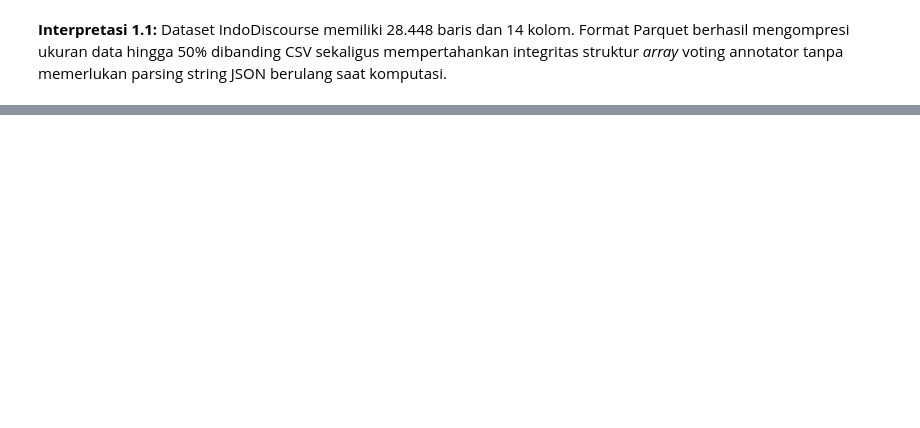
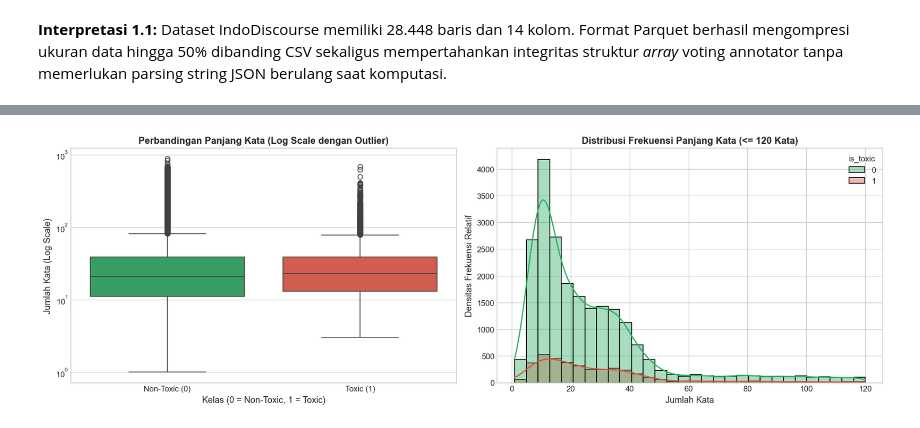
Before and after one commit to alkayyiss-ds/Project-Intelligence-System, a Jupyter notebook: notebooks/01_exploratory/01_EDA.ipynb, the cells around one changed output, grey strips where cells are left out. Saved outputs shown, nothing was run; the diff lists cells and outputs as text; code cells hidden in the pictures; blank space fills up the shorter version.

```diff
--- a/notebooks/01_exploratory/01_EDA.ipynb
+++ b/notebooks/01_exploratory/01_EDA.ipynb
@@ -631,0 +531,79 @@ Berdasarkan rangkaian Exploratory Data Analysis (EDA) yang telah dilakukan secar
+# %%
+# 5.1 Statistik Deskriptif & Stylistic Features
+valid_df["caps_ratio"] = valid_df["text"].apply(lambda x: sum(1 for c in str(x) if c.isupper()) / max(1, len(str(x))))
+valid_df["exclam_count"] = valid_df["text"].apply(lambda x: str(x).count("!"))
+valid_df["question_count"] = valid_df["text"].apply(lambda x: str(x).count("?"))
+
+print("--- Statistik Karakteristik Linguistik per Kelas ---")
+ling_stats = valid_df.groupby("is_toxic")[["word_count_raw", "char_count_raw", "caps_ratio", "exclam_count"]].mean().rename(index={0: "Non-Toxic (0)", 1: "Toxic (1)"})
+display(ling_stats.round(3))
+
+# 5.2 Visualisasi Distribusi Panjang Teks (Boxplot Outlier & KDE)
+fig, axes = plt.subplots(1, 2, figsize=(15, 5))
+
+# Boxplot dengan fliers (menampilkan outlier ekstrem)
+sns.boxplot(
+    data=valid_df, x="is_toxic", y="word_count_raw",
+    palette=["#27ae60", "#e74c3c"], ax=axes[0], showfliers=True
+)
+axes[0].set_yscale("log")
+axes[0].set_title("Perbandingan Panjang Kata (Log Scale dengan Outlier)", fontweight="bold")
+axes[0].set_xlabel("Kelas (0 = Non-Toxic, 1 = Toxic)")
+axes[0].set_ylabel("Jumlah Kata (Log Scale)")
+axes[0].set_xticklabels(["Non-Toxic (0)", "Toxic (1)"])
+
+# Histogram & KDE
+sns.histplot(
+    data=valid_df[valid_df["word_count_raw"] <= 120],
+    x="word_count_raw", hue="is_toxic",
+    kde=True, common_norm=False, bins=30,
+    palette=["#27ae60", "#e74c3c"], ax=axes[1], alpha=0.4
+)
+axes[1].set_title("Distribusi Frekuensi Panjang Kata (<= 120 Kata)", fontweight="bold")
+axes[1].set_xlabel("Jumlah Kata")
+axes[1].set_ylabel("Densitas Frekuensi Relatif")
+
+plt.tight_layout()
+plt.show()
+
+# 5.3 Analisis Kata Pembeda Kuat & N-Gram (Bigram/Trigram)
+indo_stopwords = set(stopwords.words("indonesian"))
+informal_stops = {
+    "yg", "dg", "dgn", "ny", "d", "klo", "kalo", "kl", "utk", "tp", "bgt",
+    "ya", "aja", "nih", "deh", "sih", "dong", "kan", "tuh", "nya", "amp",
+    "rt", "si", "gue", "gw", "lu", "lo", "elu", "elo", "ku", "mu", "ini", "itu",
+    "ada", "bisa", "udah", "sudah", "jadi",
+    "sama", "juga", "dari", "pada", "ke", "di", "dan", "atau", "para", "kamu", "orang"
+}
+# KATA NEGASI WAJIB DIPERTAHANKAN (NEGATION PRESERVATION)
+# Menghapus kata negasi akan membalikkan makna kalimat 180 derajat (misal: "tidak rasis" -> "rasis", "tidak terorisme" -> "terorisme")
+negation_words = {
+    "tidak", "tak", "bukan", "jangan", "tanpa", "belum", "tiada",
+    "ga", "gak", "nggak", "gk", "tdk", "bkn", "kagak", "kaga"
+}
+custom_stopwords = (indo_stopwords.union(informal_stops)) - negation_words
+
+def get_ngrams(text, n=1):
+    text = str(text).lower()
+    text = re.sub(r"https?://\S+|www\.\S+|@\w+|#\w+|&\w+;", " ", text)
+    text = text.translate(str.maketrans("", "", string.punctuation))
+    text = re.sub(r"\d+", " ", text)
+    tokens = [w for w in text.split() if w not in custom_stopwords and len(w) > 2]
+    return [" ".join(tokens[i:i+n]) for i in range(len(tokens)-n+1)]
+
+# Bigrams
+toxic_bigrams = [bg for t in valid_df[valid_df["is_toxic"] == 1]["text"] for bg in get_ngrams(t, 2)]
+nontoxic_bigrams = [bg for t in valid_df[valid_df["is_toxic"] == 0]["text"] for bg in get_ngrams(t, 2)]
+
+top10_tox_bi = pd.DataFrame(Counter(toxic_bigrams).most_common(10), columns=["Bigram Toxic", "Freq (Toxic)"])
+top10_nontox_bi = pd.DataFrame(Counter(nontoxic_bigrams).most_common(10), columns=["Bigram Non-Toxic", "Freq (Non-Toxic)"])
+
+print("\nTop 10 Bigram (Frasa 2 Kata) per Kelas:")
+display(pd.concat([top10_tox_bi, top10_nontox_bi], axis=1))
+
+# Trigrams
+toxic_trigrams = [tg for t in valid_df[valid_df["is_toxic"] == 1]["text"] for tg in get_ngrams(t, 3)]
+top10_tox_tri = pd.DataFrame(Counter(toxic_trigrams).most_common(10), columns=["Trigram Toxic", "Freq (Toxic)"])
+print("\nTop 10 Trigram (Frasa 3 Kata) Kelas Toksik:")
+display(top10_tox_tri)
+# %% [output]
@@ -631,0 +615 @@ Berdasarkan rangkaian Exploratory Data Analysis (EDA) yang telah dilakukan secar
+[figure, added]
```
Also changed, not shown: parts of 49 cells of this notebook, 3 other files.
